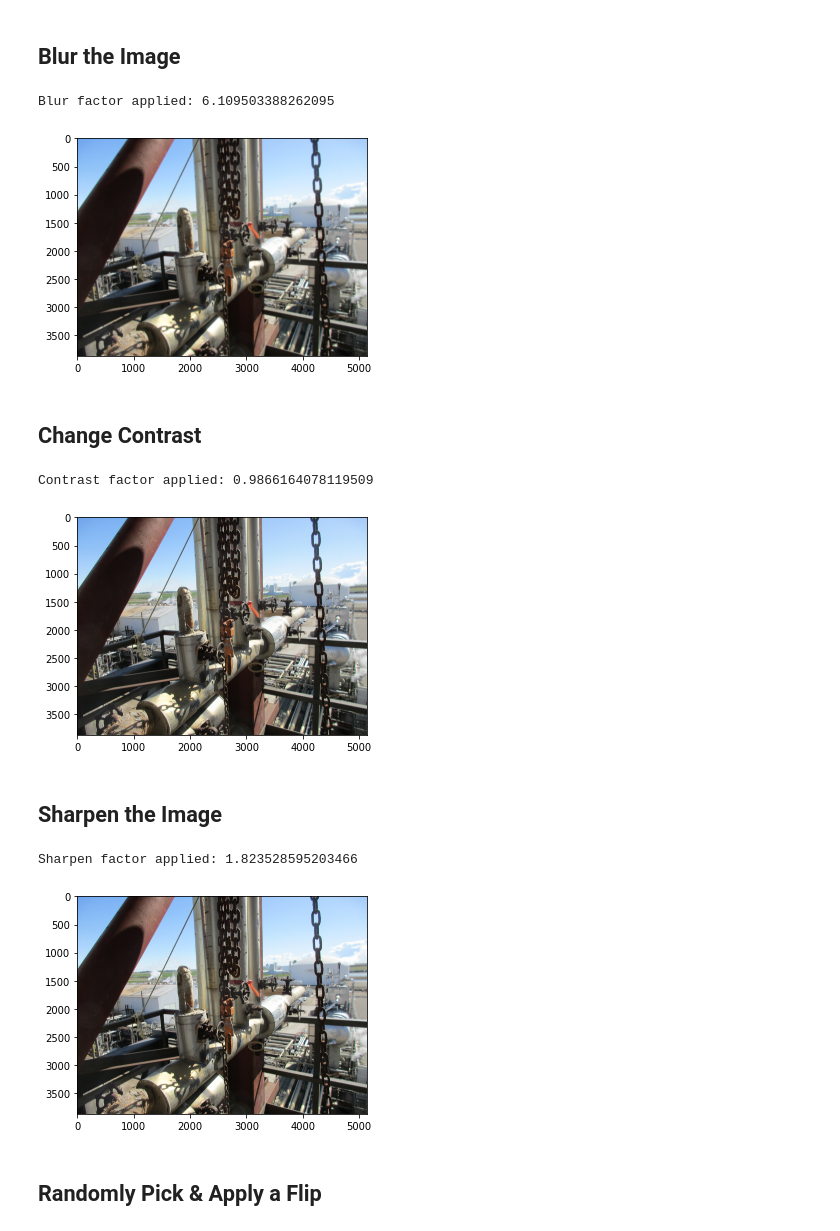
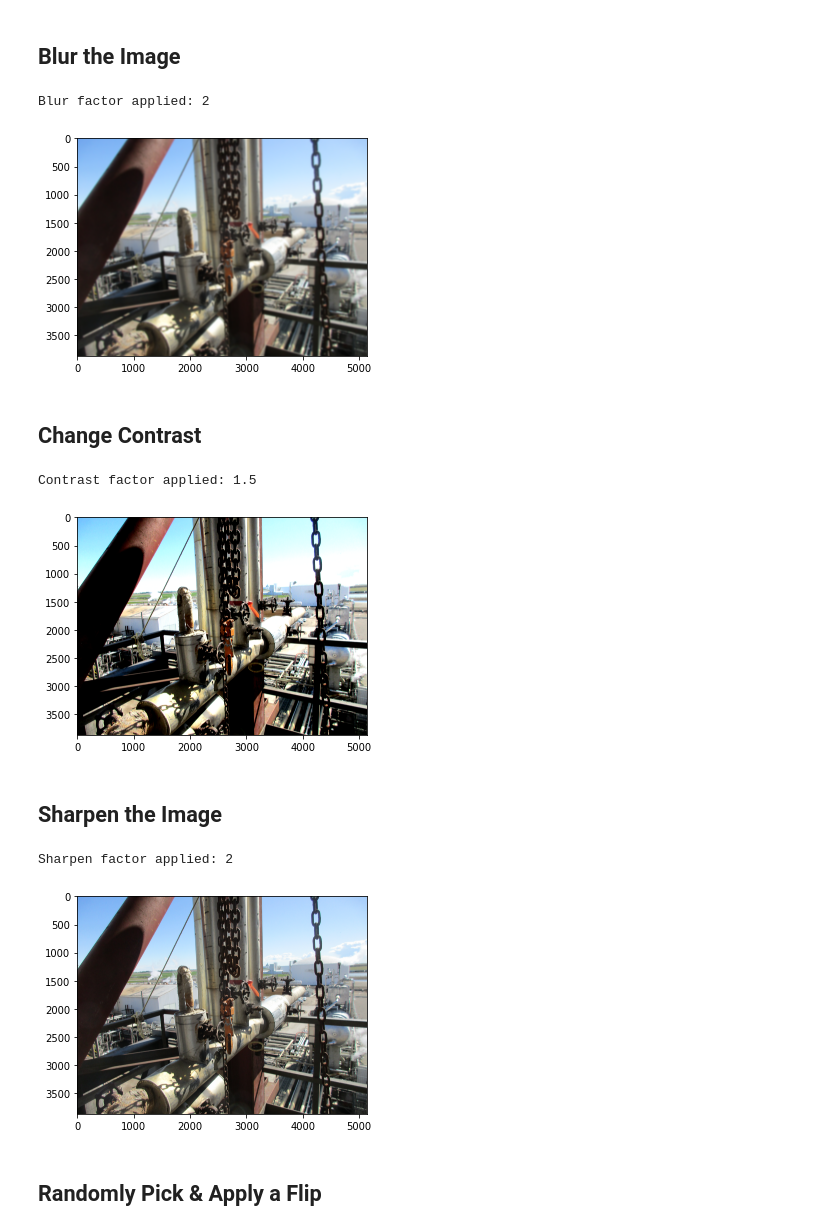
Before and after one commit to crmckay55/object_detection, a Jupyter notebook: src/image_processing/image_manipulation_test.ipynb, the cells around one changed output. Cells and saved outputs as stored; diff of their text form; code cells hidden in the pictures.

```diff
--- a/src/image_processing/image_manipulation_test.ipynb
+++ b/src/image_processing/image_manipulation_test.ipynb
@@ -47,34 +55,31 @@ Brightness factor applied: 1.1425451539209486
 # %% [markdown]
 ## Blur the Image
 # %%
-factor = random_uniform(1.5, 7)
-print('Blur factor applied: ' + str(factor))
-output = original_image.filter(ImageFilter.GaussianBlur(factor))
+print('Blur factor applied: 2')
+output = original_image.filter(ImageFilter.GaussianBlur(12))
 show_image(output)
 # %% [output]
-Blur factor applied: 6.109503388262095
+Blur factor applied: 2
 [figure]
 # %% [markdown]
 ## Change Contrast
 # %%
-factor = random_uniform(0.7, 1.5)
-print('Contrast factor applied: ' + str(factor))
+print('Contrast factor applied: 1.5')
 transformation= ImageEnhance.Contrast(original_image)
-output = transformation.enhance(factor)
+output = transformation.enhance(1.5)
 show_image(output)
 # %% [output]
-Contrast factor applied: 0.9866164078119509
+Contrast factor applied: 1.5
-[figure, old version]
+[figure, new version]
 # %% [markdown]
 ## Sharpen the Image
 # %%
-factor = random_uniform(0.9, 2)
-print('Sharpen factor applied: ' + str(factor))
+print('Sharpen factor applied: 2')
 transformation = ImageEnhance.Sharpness(original_image)
-output = transformation.enhance(factor)
+output = transformation.enhance(2)
 show_image(output)
 # %% [output]
-Sharpen factor applied: 1.823528595203466
+Sharpen factor applied: 2
 [figure]
 # %% [markdown]
 ## Randomly Pick & Apply a Flip
```
Also changed, not shown: parts of 5 cells of this notebook, 1 other file.
